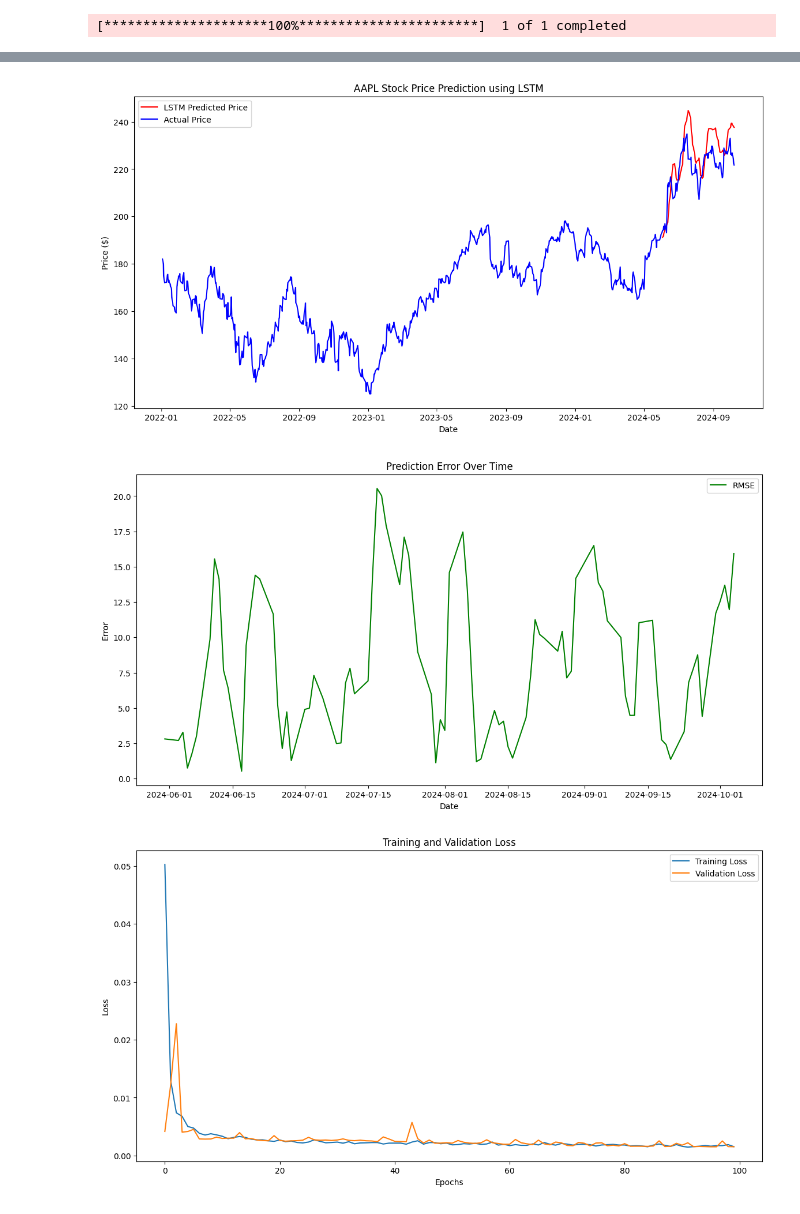
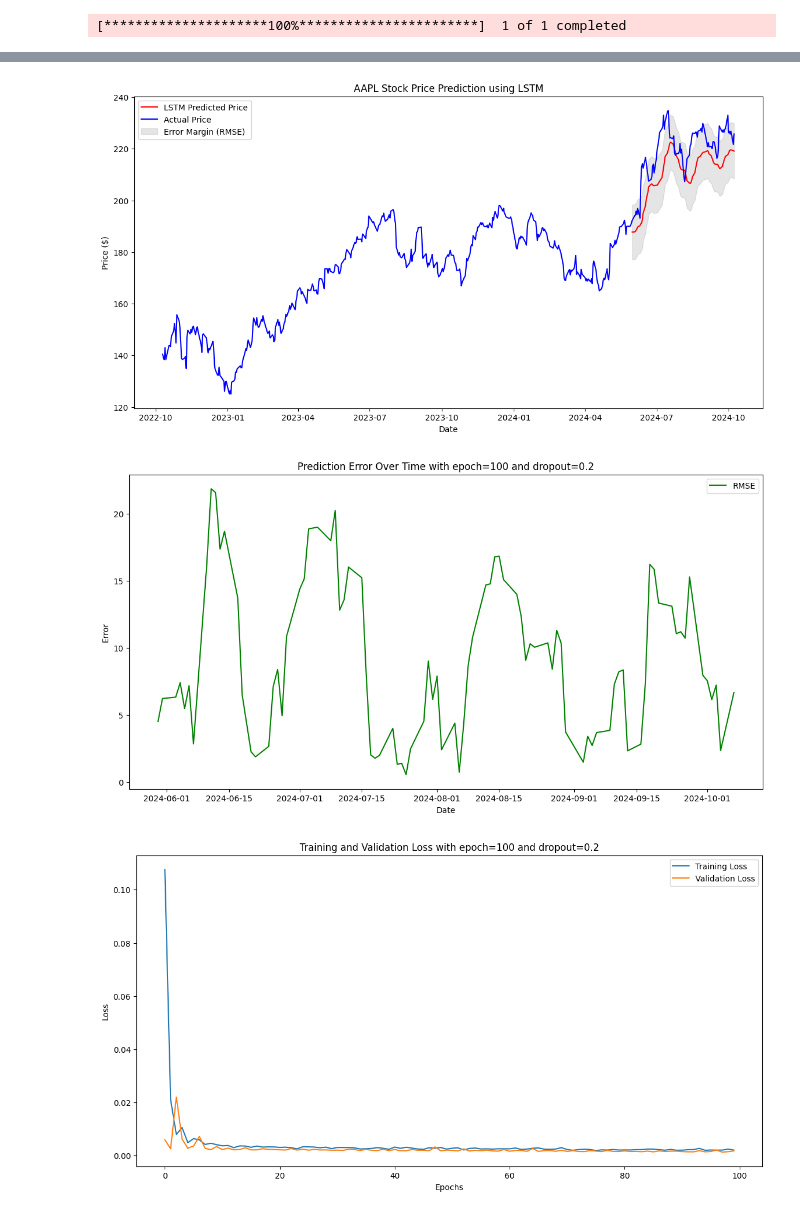
Before and after one commit to DreamQuester/InvestAI, a Jupyter notebook: model/check_epoch_dropout_lstm_2.ipynb, the cells around one changed output, grey strips where cells are left out. Drawn from its saved outputs; the diff is of its cells as text; code cells hidden in the pictures.

```diff
--- a/model/check_epoch_dropout_lstm_2.ipynb
+++ b/model/check_epoch_dropout_lstm_2.ipynb
@@ -9,7 +9,6 @@ from sklearn.preprocessing import MinMaxScaler
 from sklearn.model_selection import train_test_split  # train_test_split 임포트
 from keras.models import Sequential
 from keras.layers import LSTM, Dense, Dropout, Input  # Input 레이어 임포트
-from keras.layers import BatchNormalization     # 배치 정규화 추가
 
 # 1. 데이터 수집
 start = (datetime.now() - timedelta(days=730)).strftime('%Y-%m-%d')  # 데이터 시작 날짜
@@ -34,7 +33,7 @@ def create_dataset(data, time_step=1):
     return np.array(X), np.array(y)
 
 # 시간 단계 설정
-time_step = 120  # 60일의 데이터를 사용하여 예측
+time_step = 60  # 60일의 데이터를 사용하여 예측
 X_train, y_train = create_dataset(train_data, time_step)  # 훈련 데이터 생성
 X_test, y_test = create_dataset(test_data, time_step)      # 테스트 데이터 생성
 
@@ -46,26 +45,36 @@ X_test = X_test.reshape(X_test.shape[0], X_test.shape[1], 1)
 for epoch in [100, 200, 300]:
     for dropout in [0.2, 0.35, 0.5]:
         # 3. LSTM 모델 구축
-        lstm_model = Sequential()  # Sequential 모델 초기화
-        lstm_model.add(Input(shape=(X_train.shape[1], 1)))  # Input 레이어 추가
-        lstm_model.add(LSTM(units=50, return_sequences=True))  # 첫 번째 LSTM 레이어
-        lstm_model.add(Dropout(dropout))  # 과적합 방지를 위한 Dropout
-        lstm_model.add(LSTM(units=50, return_sequences=False))  # 두 번째 LSTM 레이어
-        lstm_model.add(Dropout(dropout))  # 과적합 방지를 위한 Dropout
-        lstm_model.add(Dense(units=1))  # 최종 출력 레이어
-        lstm_model.compile(optimizer='adam', loss='mean_squared_error')  # 모델 컴파일
-        history = lstm_model.fit(X_train, y_train, epochs=epoch, validation_split=0.3, batch_size=32)  # 모델 훈련
+        lstm_model = Sequential()
+        lstm_model.add(Input(shape=(X_train.shape[1], 1)))
+        lstm_model.add(LSTM(units=50, return_sequences=True))
+        lstm_model.add(Dropout(dropout))
+        lstm_model.add(LSTM(units=50, return_sequences=False))
+        lstm_model.add(Dropout(dropout))
+        lstm_model.add(Dense(units=1))
+        lstm_model.compile(optimizer='adam', loss='mean_squared_error')
+
+        # 모델 훈련
+        history = lstm_model.fit(X_train, y_train, epochs=epoch, validation_split=0.3, batch_size=32)
 
         # 4. 예측 수행
-        lstm_predicted_prices = lstm_model.predict(X_test)  # LSTM 예측
+        lstm_predicted_prices = lstm_model.predict(X_test)
 
         # 예측 결과를 원래 스케일로 변환
         lstm_predicted_prices = scaler.inverse_transform(lstm_predicted_prices)
 
         # 5. 결과 시각화
         plt.figure(figsize=(14, 7))
-        plt.plot(df.index[len(train_data) + time_step + 1:], lstm_predicted_prices, color='red', label='LSTM Predicted Price')  # LSTM 예측 결과
-        plt.plot(df.index, data, color='blue', label='Actual Price')  # 실제 가격
+        plt.plot(df.index[len(train_data) + time_step + 1:], lstm_predicted_prices, color='red', label='LSTM Predicted Price')
+        plt.plot(df.index, data, color='blue', label='Actual Price')
+
+        # 가능성 있는 오차 범위 생성
+        rmse = np.sqrt(np.mean((data[-len(lstm_predicted_prices):] - lstm_predicted_prices) ** 2))
+        upper_bound = lstm_predicted_prices + rmse
+        lower_bound = lstm_predicted_prices - rmse
+
+        plt.fill_between(df.index[len(train_data) + time_step + 1:], lower_bound.flatten(), upper_bound.flatten(), color='gray', alpha=0.2, label='Error Margin (RMSE)')
+
         plt.title(f'{ticker} Stock Price Prediction using LSTM')
         plt.xlabel('Date')
         plt.ylabel('Price ($)')
@@ -73,38 +82,46 @@ for epoch in [100, 200, 300]:
         plt.show()
 
         # 6. 루트 평균 제곱 오차(RMSE) 계산
-        # 실제 가격과 예측 가격 배열 생성
         predicted_price = np.array(lstm_predicted_prices)
         n = len(predicted_price)
         actual_price = np.array(data[-n:])
 
-        # 예측값과 실제값의 차이를 계산
-        # mae = np.abs(actual_price - predicted_price)  # 각 예측에 대한 절대 오차
-        mse = (actual_price - predicted_price) ** 2   # 각 예측에 대한 제곱 오차
-        rmse = np.sqrt(mse)  # RMSE 계산
+        mse = (actual_price - predicted_price) ** 2
+        rmse = np.sqrt(mse)
 
         # 인덱스 범위 수정
         dates = df.index[len(train_data) + time_step : len(train_data) + time_step + n]
 
         plt.figure(figsize=(14, 7))
-        # plt.plot(dates, mse, color='red', label='MSE')
-        # plt.plot(dates, mae, color='blue', label='MAE')  # MAE 시각화
-        plt.plot(dates, rmse, color='green', label='RMSE')  # RMSE 시각화
+        plt.plot(dates, rmse, color='green', label='RMSE')
         plt.xlabel('Date')
         plt.ylabel('Error')
         plt.legend()
-        plt.title('Prediction Error Over Time')
+        plt.title(f'Prediction Error Over Time with epoch={epoch} and dropout={dropout}')
         plt.show()
 
         # 7. 훈련 손실과 검증 손실 시각화
         plt.figure(figsize=(14, 7))
         plt.plot(history.history['loss'], label='Training Loss')
         plt.plot(history.history['val_loss'], label='Validation Loss')
-        plt.title('Training and Validation Loss')
+        plt.title(f'Training and Validation Loss with epoch={epoch} and dropout={dropout}')
         plt.xlabel('Epochs')
         plt.ylabel('Loss')
         plt.legend()
         plt.show()
+
+        # 8. 모델 성능 평가
+        mean_train_loss = np.mean(history.history['loss'])
+        last_epoch_train_loss = history.history['loss'][-1]
+
+        mean_val_loss = np.mean(history.history['val_loss'])
+        last_epoch_val_loss = history.history['val_loss'][-1]
+
+        print(f'When Epoch: {epoch}, Dropout: {dropout}')
+        print(f'Average Training Loss: {mean_train_loss}')
+        print(f'Last Epoch Training Loss: {last_epoch_train_loss}')
+        print(f'Average Validation Loss: {mean_val_loss}')
+        print(f'Last Epoch Validation Loss: {last_epoch_val_loss}')
 # %% [output]
 [*********************100%***********************]  1 of 1 completed
 Epoch 1/100
@@ -127,3 +144,3 @@ Epoch 100/100
-[figure, old version]
+[figure, new version]
-[figure, old version]
+[figure, new version]
-[figure, old version]
+[figure, new version]
```
Also changed, not shown: parts of 1 cell of this notebook, 1 other file.
